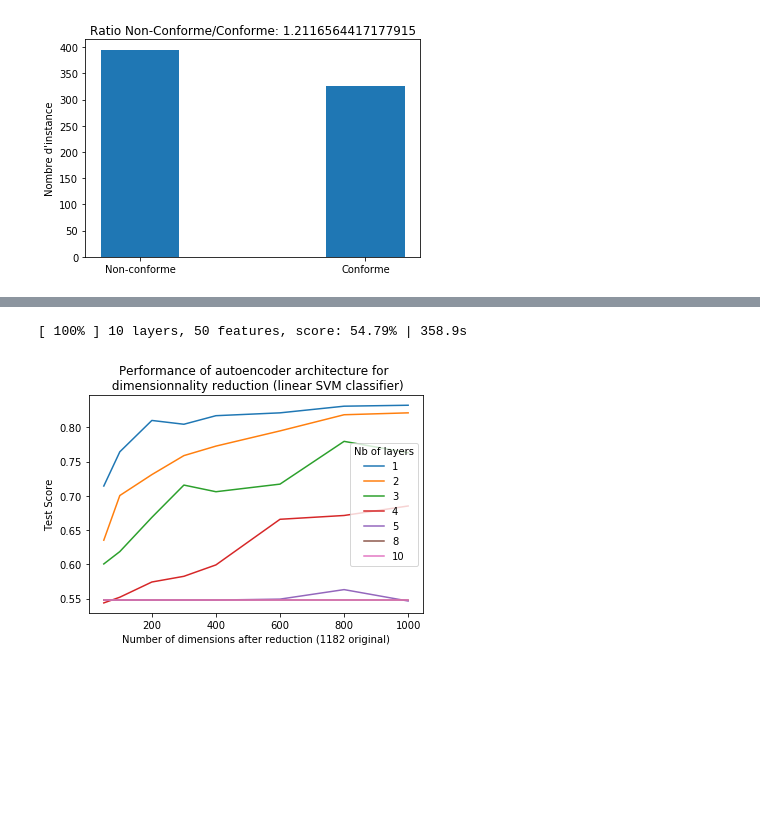
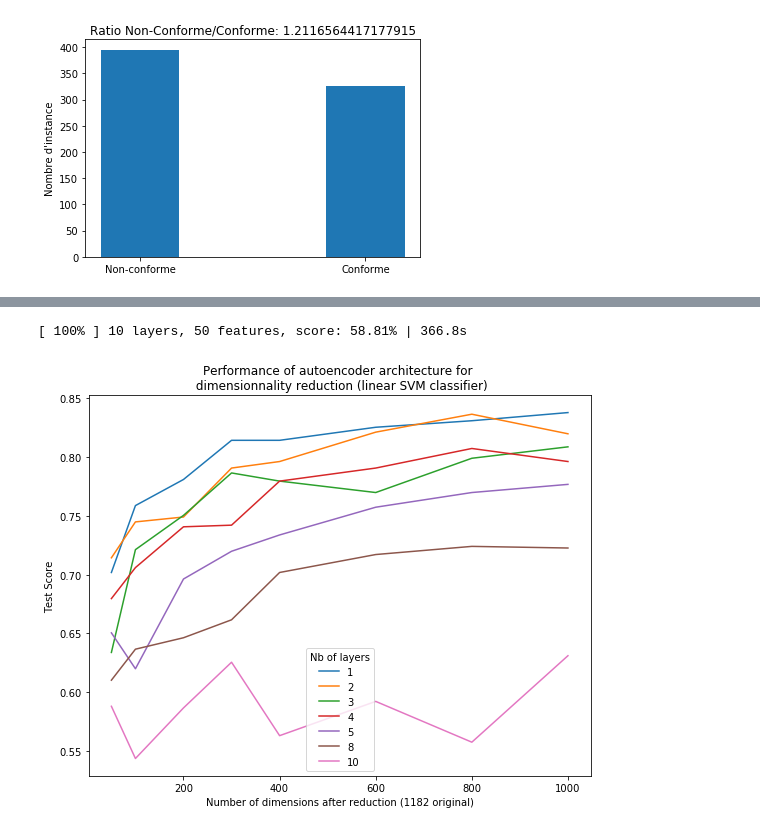
Before and after one commit to benjaminMatteJean/Projet4101, a Jupyter notebook: Clustering.ipynb, the cells around one changed output, grey strips where cells are left out. Drawn from its saved outputs; the diff is of its cells as text; code cells hidden in the pictures; blank space fills up the shorter version.

```diff
--- a/Clustering.ipynb
+++ b/Clustering.ipynb
@@ -282,26 +292,21 @@ print("Score on all dimensions:", score)
 
 # Input_dimensions length
 input_d = numpy.shape(smaller_unlabeled)[1]
-k_features = 400
-nb_layers = 4
+k_features = 100
+nb_layers = 2
 
-model = Autoencoder(dimensions=input_d,
+encoder = Encoder(dimensions=input_d,
                     k_features=k_features,
-                    nb_layers=nb_layers,
-                    activation=nn.LeakyReLU(),
-                    init=nn.init.xavier_uniform_,
-                    batch_norm=False
+                    nb_layers=nb_layers
                    )
 
 # train on unlabeled data
-train(model, nb_epoch=1, verbose=True, plot_loss=False)
-
-# Set model to encode only (reduce dimensions)
-model.set_encode_only(True)
+pretrainAutoEncoder(encoder, nb_epoch=20, verbose=True, plot_loss=False)
 
 # Reduce dimensions on inputs
-X_train_reduced = model(X_train_tensor).detach().numpy()
-X_test_reduced = model(X_test_tensor).detach().numpy()
+encoder.eval()
+X_train_reduced = encoder(X_train_tensor).detach().numpy()
+X_test_reduced = encoder(X_test_tensor).detach().numpy()
 
 # Train Linear SVM
 clf = LinearSVC()
@@ -329,40 +399,41 @@ step = 1/(len(K)*len(L))
 
 for i, l in enumerate(L):
     scores = []
     for j, k in enumerate(K):
-        model = Autoencoder(dimensions=input_d,
+        encoder = Encoder(dimensions=input_d,
                             k_features=k,
-                            nb_layers=l)
+                            nb_layers=l,
+                            activation=nn.LeakyReLU(),
+                            init=nn.init.xavier_uniform_
+                           )
 
         # train on unlabeled data
-        train(model, verbose=False)
-
-        # Set model to encode only (reduce dimensions)
-        model.set_encode_only(True)
+        pretrainAutoEncoder(model, verbose=False)
 
         # Reduce dimensions on inputs
-        X_train_reduced = model(X_train_tensor).detach().numpy()
-        X_test_reduced = model(X_test_tensor).detach().numpy()
+        encoder.eval()
+        X_train_reduced = encoder(X_train_tensor).detach().numpy()
+        X_test_reduced = encoder(X_test_tensor).detach().numpy()
 
         # Train Linear SVM
         clf = LinearSVC()
         clf.fit(X_train_reduced, y_train)
 
         # Calculate validation performance
         score = clf.score(X_test_reduced, y_test)
         scores.append(score)
 
         # Display progress
         progress = 100*((step*(i)*len(K))+(step*(j+1)))
         print(f'[ {progress:.0f}% ] {l} layers, {k} features, score: {(100*score):.2f}% | {(time.time()-start_time):.1f}s \t', end='\r')
 
     pyplot.plot(K, scores, label=f'{l}')
 
 pyplot.title(f'Performance of autoencoder architecture for \n dimensionnality reduction (linear SVM classifier)')
 pyplot.ylabel('Test Score')
 pyplot.xlabel(f'Number of dimensions after reduction ({input_d} original)')
 pyplot.legend(title="Nb of layers")
 pyplot.show()
 # %% [output]
-[ 100% ] 10 layers, 50 features, score: 54.79% | 358.9s
+[ 100% ] 10 layers, 50 features, score: 58.81% | 366.8s
-[figure, old version]
+[figure, new version]
```
Also changed, not shown: parts of 6 cells of this notebook.
